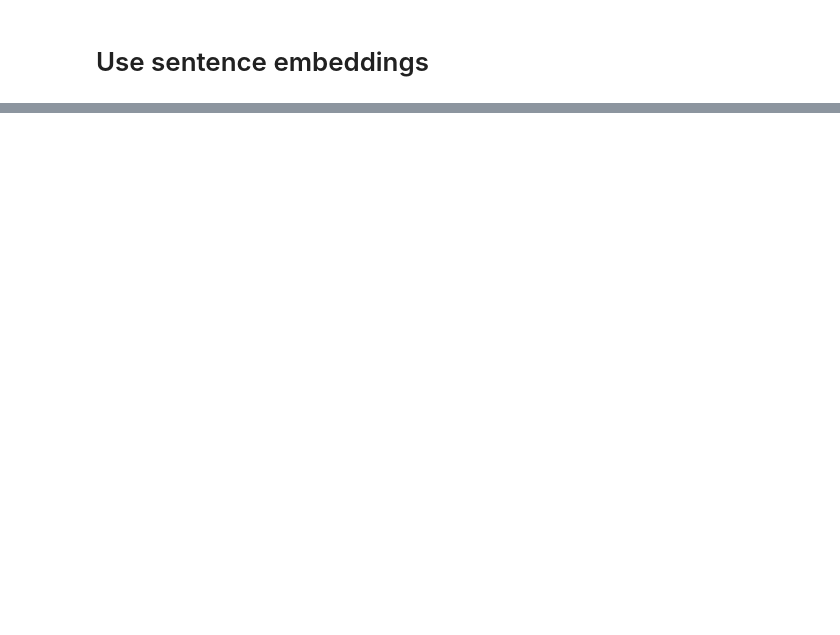
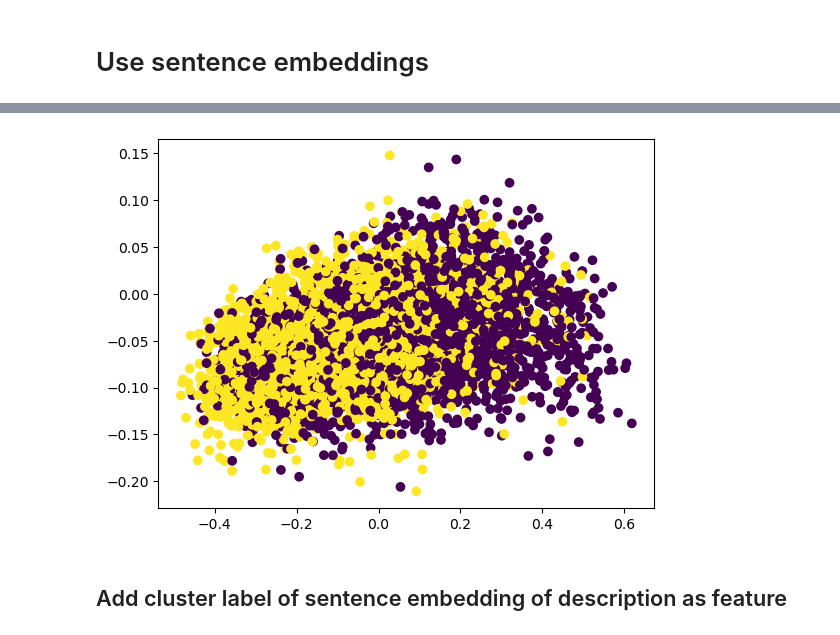
Before and after one commit to ben-dom393/DSA4263_Dating_Fraud, a Jupyter notebook: notebooks/profiles_logistic_regression.ipynb, the cells around one changed output, grey strips where cells are left out. Drawn from its saved outputs; the diff is of its cells as text; code cells hidden in the pictures; blank space fills up the shorter version.

```diff
--- a/notebooks/profiles_logistic_regression.ipynb
+++ b/notebooks/profiles_logistic_regression.ipynb
@@ -257,9 +262,9 @@ outliers
 ## Use TF-IDF
 # %%
 # perform tf-idf on the description
-vectorizer = TfidfVectorizer(stop_words=stopwords.words("english"), ngram_range=(1,3))
-X_train_tfidf = vectorizer.fit_transform(X_train)
-X_test_tfidf = vectorizer.transform(X_test)
+tf_idf_vectorizer = TfidfVectorizer(stop_words=stopwords.words("english"), ngram_range=(1,3))
+X_train_tfidf = tf_idf_vectorizer.fit_transform(X_train_desc)
+X_test_tfidf = tf_idf_vectorizer.transform(X_test_desc)
 # %%
 model = LogisticRegression(max_iter=1000)
 model.fit(X_train_tfidf, y_train)
@@ -380,0 +354,8 @@ plt.show()
+# %%
+# plot the clusters with real labels
+plt.scatter(pca_2_result[:, 0], X_train_encoded[:, 1], c=y_train, cmap='viridis')
+plt.show()
+# %% [output]
+[figure, added]
+# %% [markdown]
+## Add cluster label of sentence embedding of description as feature
```
Also changed, not shown: parts of 39 cells of this notebook.
